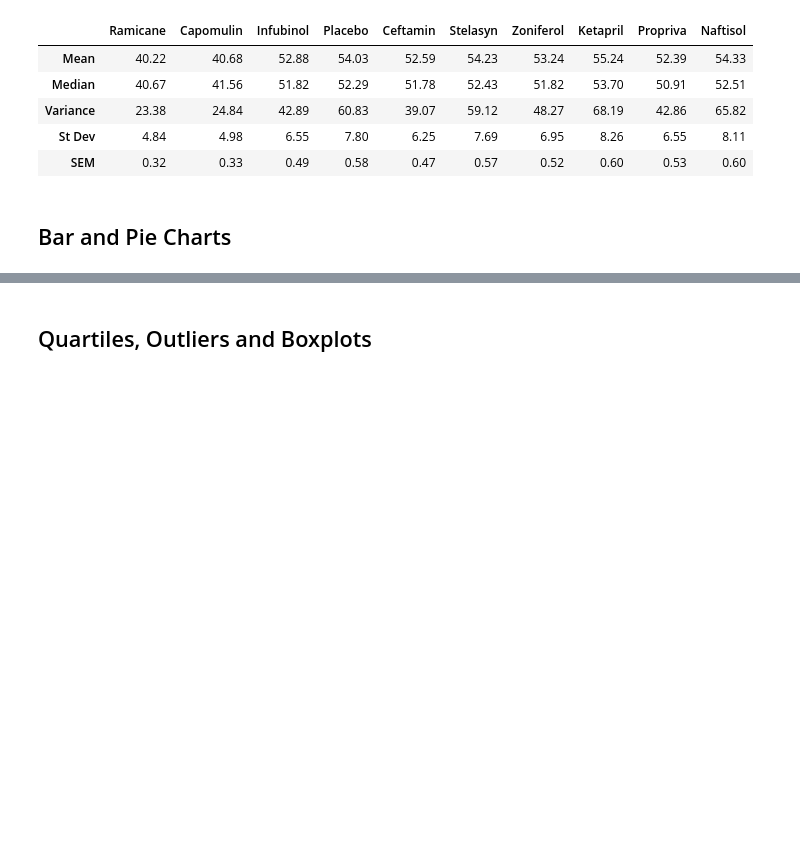
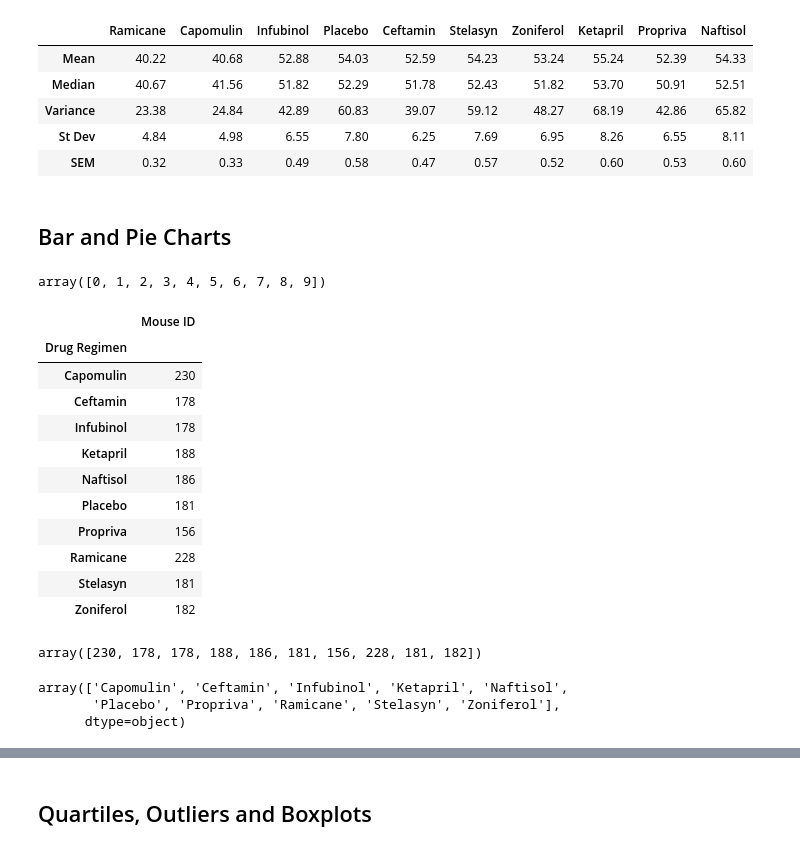
Before and after one commit to Gujaratigirl/HW-MatPlotLib, a Jupyter notebook: Pymaceuticals/pymaceuticals_starter_2.ipynb, the cells around one changed output, grey strips where cells are left out. Cells and saved outputs as stored; diff of their text form; code cells hidden in the pictures; blank space fills up the shorter version.

```diff
--- a/Pymaceuticals/pymaceuticals_starter_2.ipynb
+++ b/Pymaceuticals/pymaceuticals_starter_2.ipynb
@@ -198,3 +200,37 @@ tumor_size_data_df
 ## Bar and Pie Charts
 # %%
 # Generate a bar plot showing the total number of measurements taken on each drug regimen using pandas.
+x_axis = np.arange(len(drug_names))
+x_axis
+# %% [output]
+array([0, 1, 2, 3, 4, 5, 6, 7, 8, 9])
+# %%
+drug_count = pd.DataFrame(clean_mice_df.groupby('Drug Regimen').count()['Mouse ID'])
+drug_count
+# %% [output]
+|  | Mouse ID |
+| Drug Regimen |  |
+| Capomulin | 230 |
+| Ceftamin | 178 |
+| Infubinol | 178 |
+| Ketapril | 188 |
+| Naftisol | 186 |
+| Placebo | 181 |
+| Propriva | 156 |
+| Ramicane | 228 |
+| Stelasyn | 181 |
+| Zoniferol | 182 |
+# %%
+#mice_ID_list = mice_tumor_all_df["Mouse ID"]
+
+count_list = drug_count["Mouse ID"].values
+count_list
+# %% [output]
+array([230, 178, 178, 188, 186, 181, 156, 228, 181, 182])
+# %%
+drug_list=drug_count.index.values
+drug_list
+# %% [output]
+array(['Capomulin', 'Ceftamin', 'Infubinol', 'Ketapril', 'Naftisol',
+       'Placebo', 'Propriva', 'Ramicane', 'Stelasyn', 'Zoniferol'],
+      dtype=object)
```
Also changed, not shown: parts of 4 cells of this notebook.
